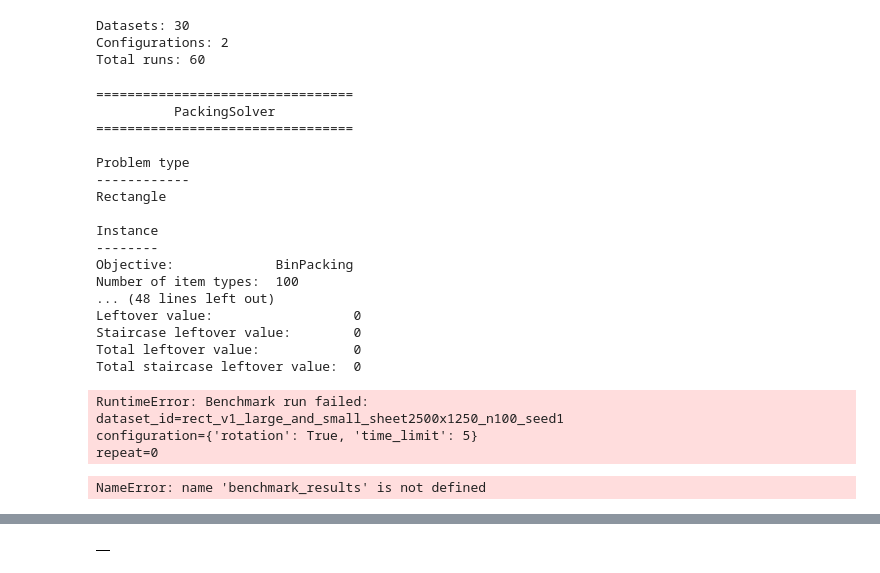
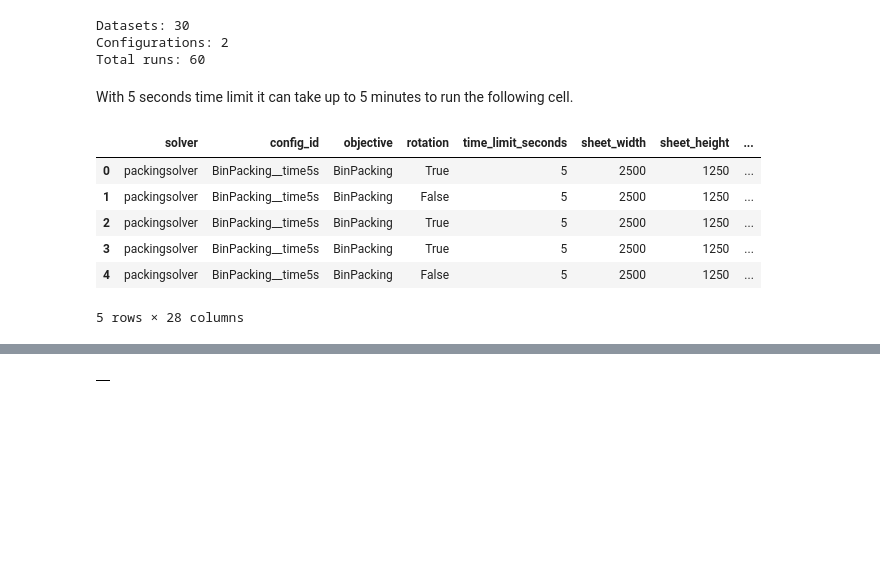
Before and after one commit to ivetsem/2D-Optimisation-in-Metals-Manufacturing, a Jupyter notebook: notebooks/03_packingsolver_exploration.ipynb, the cells around one changed output, grey strips where cells are left out. Saved outputs shown, nothing was run; the diff lists cells and outputs as text; code cells hidden in the pictures; blank space fills up the shorter version.

```diff
--- a/notebooks/03_packingsolver_exploration.ipynb
+++ b/notebooks/03_packingsolver_exploration.ipynb
@@ -470,50 +420,26 @@ print("Total runs:", n_runs)
 Datasets: 30
 Configurations: 2
 Total runs: 60
+# %% [markdown]
+With 5 seconds time limit it can take up to 5 minutes to run the following cell.
 # %%
 from cutting_benchmark.solvers.packingsolver_adapter import (
     run_pack as run_packingsolver,
 )
 
-benchmark_results = run_benchmark(
+benchmark_results_5s = run_benchmark(
     datasets=datasets,
     configurations=configurations,
     solver=run_packingsolver,
     repeats=1,
 )
+
+benchmark_results_5s.head()
 # %% [output]
+|  | solver | config_id | objective | rotation | time_limit_seconds | sheet_width | sheet_height | ... |
+| 0 | packingsolver | BinPacking__time5s | BinPacking | True | 5 | 2500 | 1250 | ... |
+| 1 | packingsolver | BinPacking__time5s | BinPacking | False | 5 | 2500 | 1250 | ... |
+| 2 | packingsolver | BinPacking__time5s | BinPacking | True | 5 | 2500 | 1250 | ... |
+| 3 | packingsolver | BinPacking__time5s | BinPacking | True | 5 | 2500 | 1250 | ... |
+| 4 | packingsolver | BinPacking__time5s | BinPacking | False | 5 | 2500 | 1250 | ... |
-=================================
-          PackingSolver
-=================================
-
-Problem type
-------------
-Rectangle
-
-Instance
---------
-Objective:             BinPacking
-Number of item types:  100
-... (48 lines left out)
-Leftover value:                  0
-Staircase leftover value:        0
-Total leftover value:            0
-Total staircase leftover value:  0
+5 rows × 28 columns
-RuntimeError: Benchmark run failed:
-dataset_id=rect_v1_large_and_small_sheet2500x1250_n100_seed1
-configuration={'rotation': True, 'time_limit': 5}
-repeat=0
-# %%
-print(
-    "Datasets represented:",
-    benchmark_results["dataset_id"].nunique(),
-)
-
-display(
-    benchmark_results.groupby("dataset_id")
-    .size()
-    .rename("runs")
-    .to_frame()
-)
-# %% [output]
-NameError: name 'benchmark_results' is not defined
```
Also changed, not shown: parts of 23 cells of this notebook, 24 other files.
